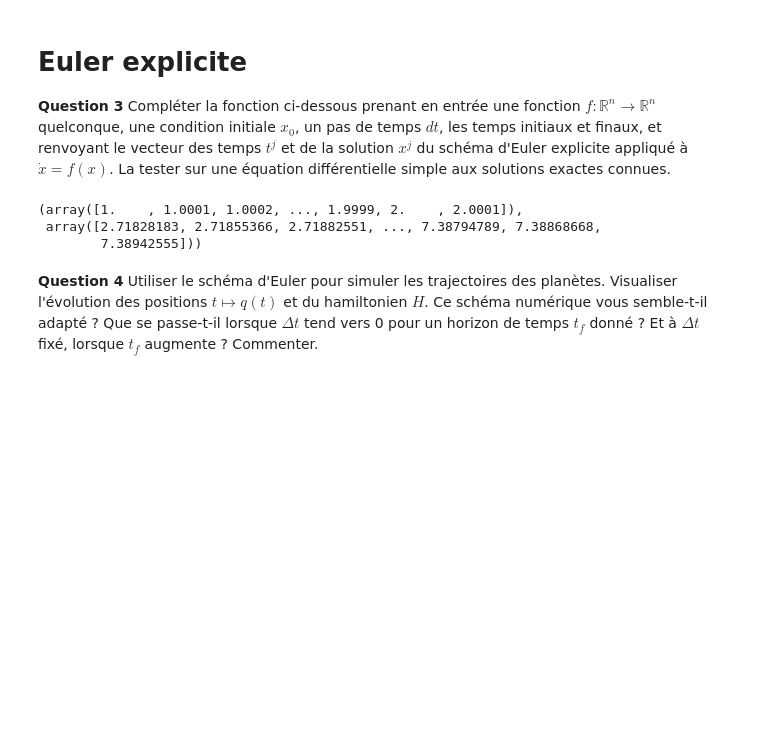
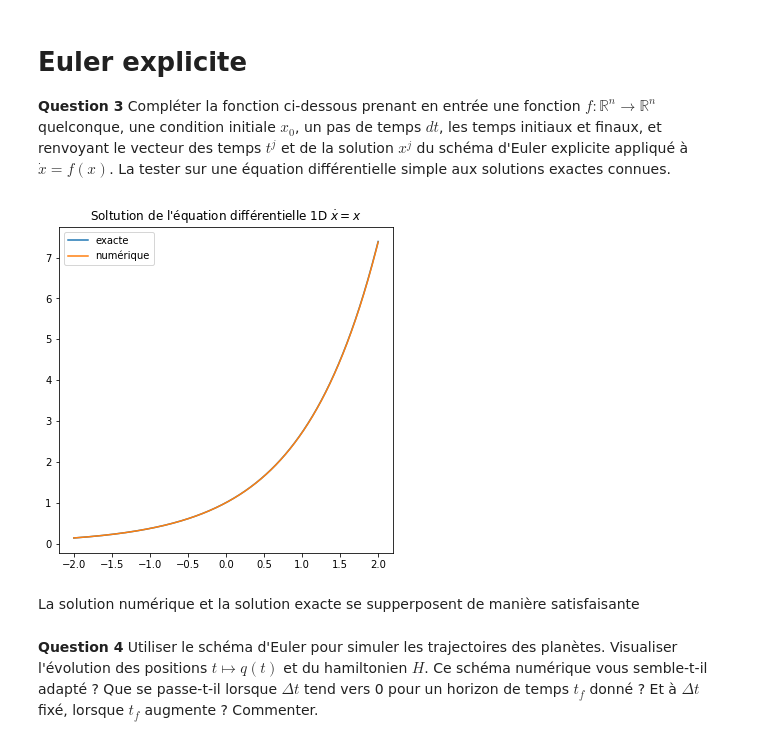
Before and after one commit to EliottBarbier/projet_equadiff, a Jupyter notebook: Projet_Equations_Différentielles.ipynb, the cells around one changed output. Drawn from its saved outputs; the diff is of its cells as text; code cells hidden in the pictures; blank space fills up the shorter version.

```diff
--- a/Projet_Equations_Différentielles.ipynb
+++ b/Projet_Equations_Différentielles.ipynb
@@ -1,8 +1,8 @@
 # %%
 import numpy as np
 import matplotlib.pyplot as plt
-%matplotlib notebook
-plt.rcParams["figure.figsize"] = (3,3)
+#%matplotlib notebook
+plt.rcParams["figure.figsize"] = (6,6)
 from mpl_toolkits.mplot3d import Axes3D
 # %% [markdown]
 Simulation de systèmes hamiltoniens
@@ -246,18 +237,25 @@ Euler explicite
 **Question 3** Compléter la fonction ci-dessous prenant en entrée une fonction $f: \mathbb{R}^n \to \mathbb{R}^n$ quelconque, une condition initiale $x_0$, un pas de temps $dt$, les temps initiaux et finaux, et renvoyant le vecteur des temps $t^j$ et de la solution $x^j$ du schéma d'Euler explicite appliqué à $\dot{x}=f(x)$. La tester sur une équation différentielle simple aux solutions exactes connues.
 # %%
 def solve_euler_explicit(f, x0, dt, t0, tf):
-    ts, xs = [t0], [x0] #C'est une liste avec des listes/tableaux numpy dedans pour xs
-    while ts[-1] < tf:
-        xs.append(xs[-1] + dt*f(xs[-1]))
-        ts.append(ts[-1]+dt)
-    return (np.array(ts), np.array(xs).T) #On transpose pour mettre en colonne chaque instant.
+    T_exp, X_exp = [t0], [x0] #C'est une liste avec des listes/tableaux numpy dedans pour xs
+    while T_exp[-1] < tf:
+        X_exp.append(X_exp[-1] + dt*f(X_exp[-1]))
+        T_exp.append(T_exp[-1] + dt)
+    return (np.array(T_exp), np.array(X_exp).transpose()) #On transpose pour mettre en colonne chaque instant.
 
-def f2(x):
+
+def identité(x):
     return(x)
-solve_euler_explicit(f2, np.exp(1), 0.0001, 1, 2) #Ok
+#Test en dimension 1 (se généralise facilement en dimension quelconque)
+T1, X1 = solve_euler_explicit(identité, np.exp(-2), 0.001, -2, 2)
+plt.plot(T1, np.exp(T1),label="exacte")
+plt.plot(T1, X1,label="numérique")
+plt.legend()
+plt.title("Soltution de l'équation différentielle 1D $\dot{x}=x$")
+plt.show()
 # %% [output]
-(array([1.    , 1.0001, 1.0002, ..., 1.9999, 2.    , 2.0001]),
- array([2.71828183, 2.71855366, 2.71882551, ..., 7.38794789, 7.38868668,
-        7.38942555]))
+[figure, added]
+# %% [markdown]
+La solution numérique et la solution exacte se supperposent de manière satisfaisante
 # %% [markdown]
 **Question 4** Utiliser le schéma d'Euler pour simuler les trajectoires des planètes. Visualiser l'évolution des positions $t\mapsto q(t)$ et du hamiltonien $H$. Ce schéma numérique vous semble-t-il adapté ? Que se passe-t-il lorsque $\Delta t$ tend vers 0 pour un horizon de temps $t_f$ donné ? Et à $\Delta t$ fixé, lorsque $t_f$ augmente ? Commenter.
```
Also changed, not shown: parts of 30 cells of this notebook.
